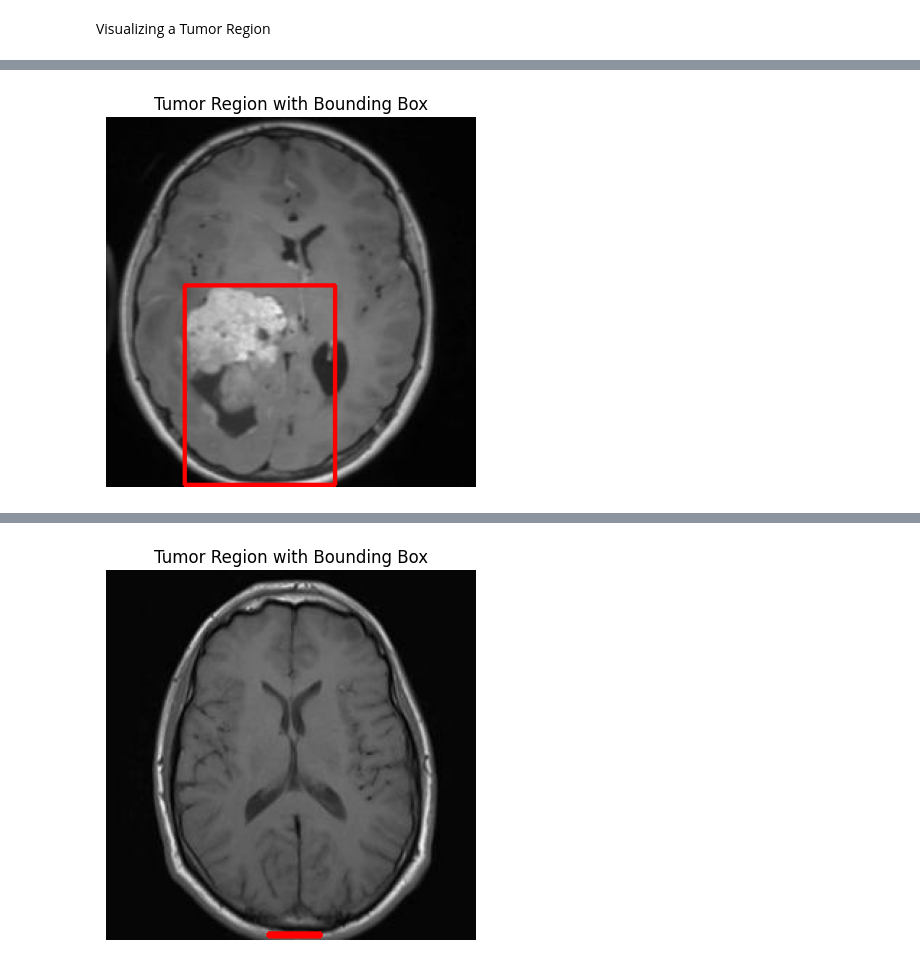
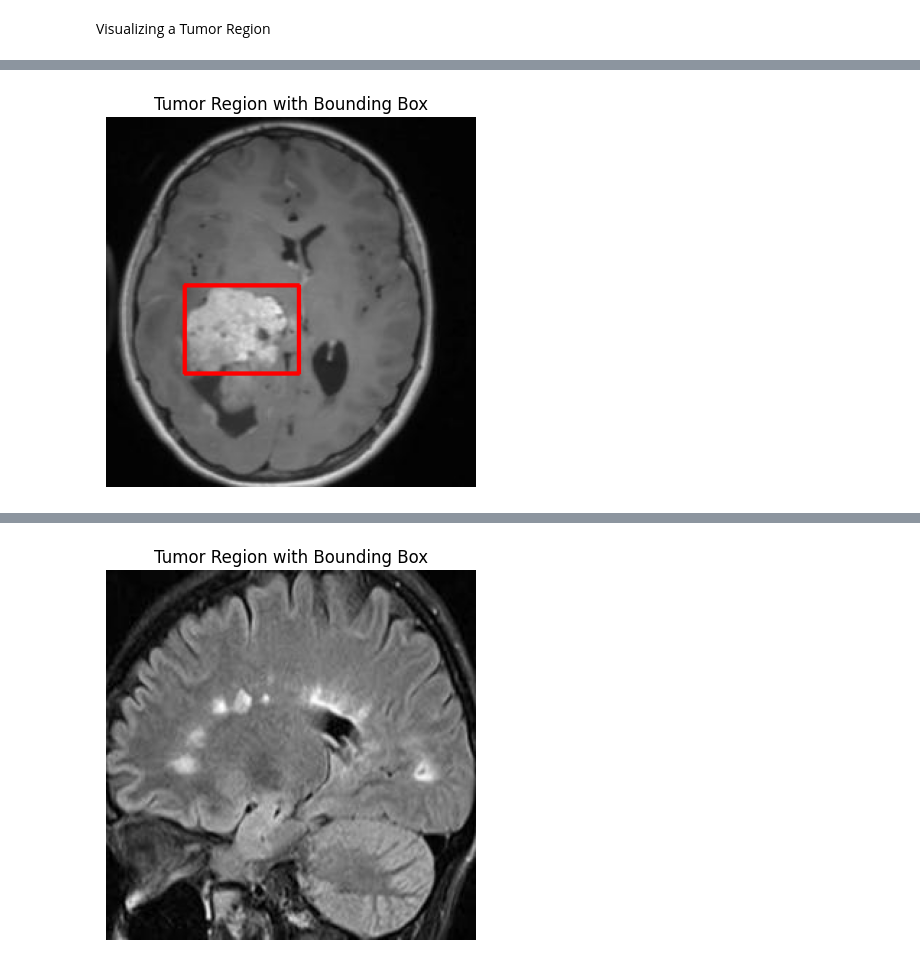
Before and after one commit to TharinsaMudalige/Neuron-Brain_Tumor_Detection_Classification_with_XAI, a Jupyter notebook: Generating_Annotations.ipynb, the cells around one changed output, grey strips where cells are left out. Cells and saved outputs as stored; diff of their text form; code cells hidden in the pictures.

Commit message:
Preprocessed the dataset to train the faster R-CNN model for tumour detection.

```diff
--- a/Generating_Annotations.ipynb
+++ b/Generating_Annotations.ipynb
@@ -76,11 +80,6 @@ Detected classes: ['no_tumour', 'tumour']
 # %% [markdown]
 Preprocessing Function
 # %%
-import subprocess
-from PIL import Image
-import xml.etree.ElementTree as ET
-from xml.dom.minidom import parseString
-
 TARGET_SIZE = (256, 256)
 
 def preprocess_image(img_path, target_size=TARGET_SIZE):
@@ -101,9 +100,7 @@ def run_hdbet(input_file, output_dir="hd_bet_out", device="cpu", mode="fast"):
         "-device", device,
         "-mode", mode
     ]
-    print("Running HD-BET on:", input_file)
-    subprocess.run(cmd, check=True)
-    # HD-BET outputs file with '_brain.nii.gz'
+    subprocess.run(cmd, check=True, stdout=subprocess.DEVNULL, stderr=subprocess.DEVNULL)
     base = os.path.basename(input_file)
     if base.endswith(".nii.gz"):
         base = base[:-7]
@@ -115,16 +112,31 @@ def run_hdbet(input_file, output_dir="hd_bet_out", device="cpu", mode="fast"):
     else:
         raise FileNotFoundError("HD-BET output not found:", output_file)
 
-def generate_bbox_from_mask(mask, threshold=0.5):
-    # Squeeze to ensure the mask is 2D (if shape is (H,W,1) or similar)
-    mask = np.squeeze(mask)
+def generate_bbox_from_mask(mask, threshold=0.7, min_area=500):
+    """
+    Convert a segmentation mask to bounding box coordinates using connected components.
+    If the largest component has an area less than min_area, return None.
+    """
+    mask = np.squeeze(mask)  # Ensure 2D
     bin_mask = (mask > threshold).astype(np.uint8)
-    ys, xs = np.where(bin_mask == 1)
-    if len(xs) == 0 or len(ys) == 0:
+    kernel = cv2.getStructuringElement(cv2.MORPH_ELLIPSE, (3,3))
+    bin_mask = cv2.morphologyEx(bin_mask, cv2.MORPH_OPEN, kernel)
+    num_labels, labels, stats, centroids = cv2.connectedComponentsWithStats(bin_mask, connectivity=8)
+    if num_labels <= 1:
         return None
-    xmin, xmax = np.min(xs), np.max(xs)
-    ymin, ymax = np.min(ys), np.max(ys)
-    return [xmin, ymin, xmax, ymax]
+    max_label = 1
+    max_area = stats[1, cv2.CC_STAT_AREA]
+    for i in range(2, num_labels):
+        if stats[i, cv2.CC_STAT_AREA] > max_area:
+            max_area = stats[i, cv2.CC_STAT_AREA]
+            max_label = i
+    if max_area < min_area:
+        return None
+    x = stats[max_label, cv2.CC_STAT_LEFT]
+    y = stats[max_label, cv2.CC_STAT_TOP]
+    w = stats[max_label, cv2.CC_STAT_WIDTH]
+    h = stats[max_label, cv2.CC_STAT_HEIGHT]
+    return [x, y, x+w, y+h]
 
 def create_pascal_voc_xml(image_path, bbox, label, save_dir):
     """Generate a PASCAL VOC XML annotation file."""
@@ -135,13 +147,11 @@ def create_pascal_voc_xml(image_path, bbox, label, save_dir):
     size = ET.SubElement(root, "size")
     ET.SubElement(size, "width").text = str(TARGET_SIZE[0])
     ET.SubElement(size, "height").text = str(TARGET_SIZE[1])
-
     obj = ET.SubElement(root, "object")
     ET.SubElement(obj, "name").text = label
     bbox_elem = ET.SubElement(obj, "bndbox")
     for tag, value in zip(["xmin", "ymin", "xmax", "ymax"], bbox):
         ET.SubElement(bbox_elem, tag).text = str(value)
-
     xml_str = parseString(ET.tostring(root)).toprettyxml()
     with open(os.path.join(save_dir, xml_filename), "w") as f:
         f.write(xml_str)
@@ -375,6 +424,6 @@ example_image = "/content/drive/MyDrive/DSGP/Detection_Images/tumour/v.jpeg"
 visualize_tumor_with_bbox(example_image, unet_model)
 example_image = "/content/drive/MyDrive/DSGP/Detection_Images/tumour/yw54y.jpeg"
 visualize_tumor_with_bbox(example_image, unet_model)
-example_image = "/content/drive/MyDrive/DSGP/Detection_Images/no_tumour/Tr-noTr_0002.jpg"
+example_image = "/content/drive/MyDrive/DSGP/Detection_Images/no_tumour/Tr-noTr_0009.jpg"
 visualize_tumor_with_bbox(example_image, unet_model)
 # %% [output]
@@ -388 +437 @@ visualize_tumor_with_bbox(example_image, unet_model)
-[figure, old version]
+[figure, new version]
@@ -390 +439 @@ visualize_tumor_with_bbox(example_image, unet_model)
-[figure, old version]
+[figure, new version]
```
Also changed, not shown: parts of 10 cells of this notebook.
